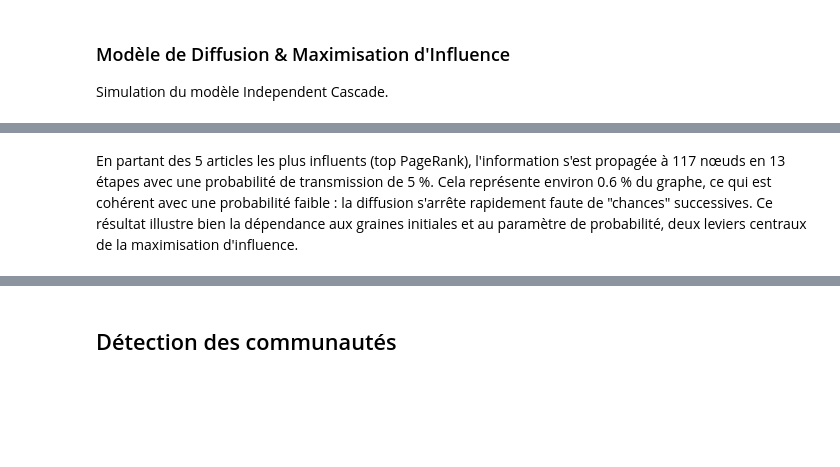
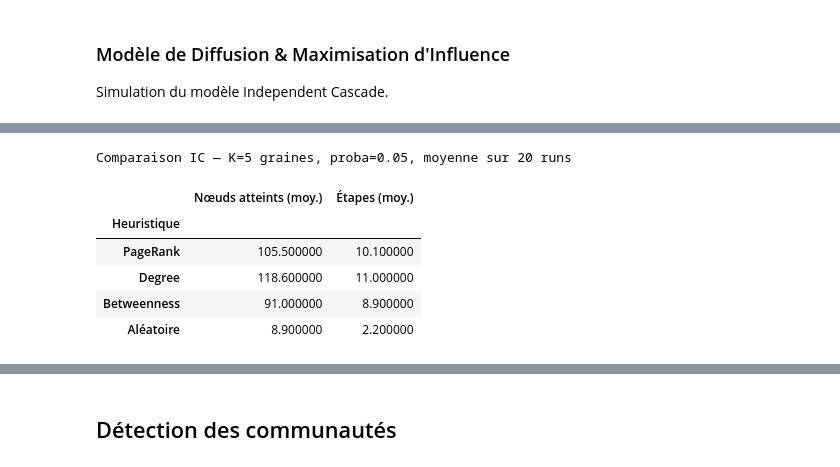
Before and after one commit to QuentinG0304/Graph_ML, a Jupyter notebook: GUIGNARD_LASNE_BOUMARD.ipynb, the cells around one changed output, grey strips where cells are left out. Cells and saved outputs as stored; diff of their text form; code cells hidden in the pictures; blank space fills up the shorter version.

```diff
--- a/GUIGNARD_LASNE_BOUMARD.ipynb
+++ b/GUIGNARD_LASNE_BOUMARD.ipynb
@@ -393,2 +351,65 @@ En partant de nos 5 Top-PageRank, l'information a atteint 117 nœuds en 13 étap
-# %% [markdown]
-En partant des 5 articles les plus influents (top PageRank), l'information s'est propagée à 117 nœuds en 13 étapes avec une probabilité de transmission de 5 %. Cela représente environ 0.6 % du graphe, ce qui est cohérent avec une probabilité faible : la diffusion s'arrête rapidement faute de "chances" successives. Ce résultat illustre bien la dépendance aux graines initiales et au paramètre de probabilité, deux leviers centraux de la maximisation d'influence.
+# %%
+import random
+import networkx as nx
+import pandas as pd
+
+def independent_cascade(graph, seed_nodes, proba=0.05, n_runs=20):
+    """
+    Simule le modèle Independent Cascade (IC) — moyenne sur n_runs exécutions
+    pour lisser la stochasticité.
+    """
+    get_neighbors = graph.successors if graph.is_directed() else graph.neighbors
+    total_reached, total_steps = 0, 0
+    for _ in range(n_runs):
+        active = set(seed_nodes)
+        newly_active = set(seed_nodes)
+        steps = 0
+        while newly_active:
+            nxt = set()
+            for node in newly_active:
+                for neighbor in get_neighbors(node):
+                    if neighbor not in active and random.random() < proba:
+                        nxt.add(neighbor)
+            active.update(nxt)
+            newly_active = nxt
+            steps += 1
+        total_reached += len(active)
+        total_steps += steps
+    return total_reached / n_runs, total_steps / n_runs
+
+K = 5       # nombre de graines
+PROBA = 0.05
+
+# Toujours recalculer depuis le G courant pour éviter des nœuds obsolètes
+pagerank_scores = nx.pagerank(G)
+degree_scores   = dict(G.degree())
+between_scores  = nx.betweenness_centrality(G, k=800, normalized=True)
+
+seeds = {
+    "PageRank"    : [n for n, _ in sorted(pagerank_scores.items(), key=lambda x: -x[1])[:K]],
+    "Degree"      : [n for n, _ in sorted(degree_scores.items(),   key=lambda x: -x[1])[:K]],
+    "Betweenness" : [n for n, _ in sorted(between_scores.items(),  key=lambda x: -x[1])[:K]],
+    "Aléatoire"   : random.sample(list(G.nodes()), K),
+}
+
+rows = []
+for heuristic, seed_list in seeds.items():
+    reached, steps = independent_cascade(G, seed_list, proba=PROBA)
+    rows.append({
+        "Heuristique": heuristic,
+        "Nœuds atteints (moy.)": round(reached, 1),
+        "Étapes (moy.)": round(steps, 1),
+    })
+
+ic_df = pd.DataFrame(rows).set_index("Heuristique")
+display(ic_df.style
+        .highlight_max(axis=0, color="#c6efce")
+        .set_caption(f"Comparaison IC — K={K} graines, proba={PROBA}, moyenne sur 20 runs"))
+# %% [output]
+Comparaison IC — K=5 graines, proba=0.05, moyenne sur 20 runs
+|  | Nœuds atteints (moy.) | Étapes (moy.) |
+| Heuristique |  |  |
+| PageRank | 105.500000 | 10.100000 |
+| Degree | 118.600000 | 11.000000 |
+| Betweenness | 91.000000 | 8.900000 |
+| Aléatoire | 8.900000 | 2.200000 |
```
Also changed, not shown: parts of 19 cells of this notebook, 1 other file.
